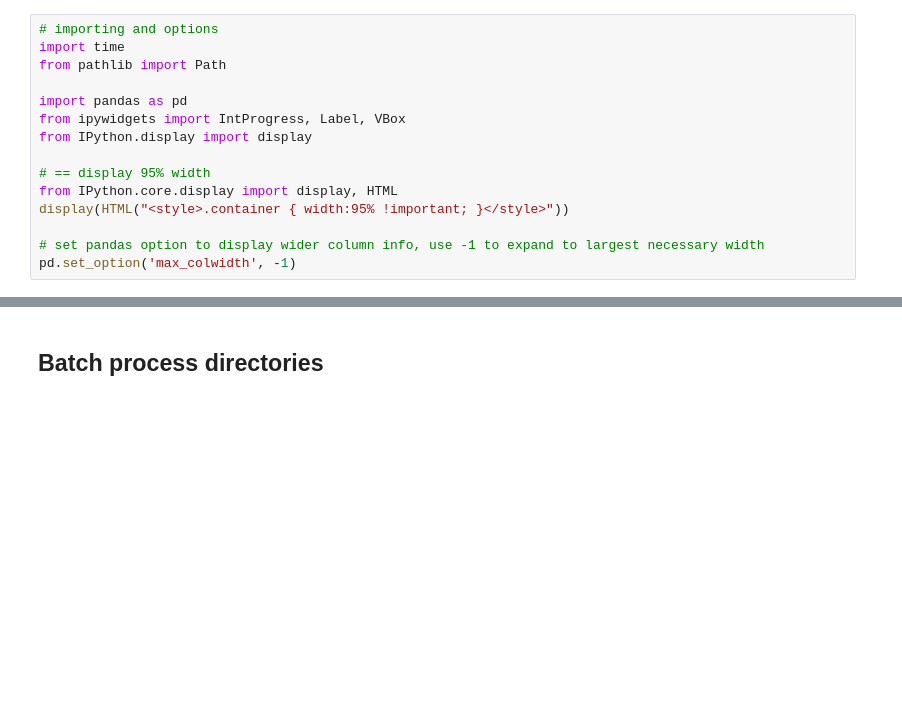
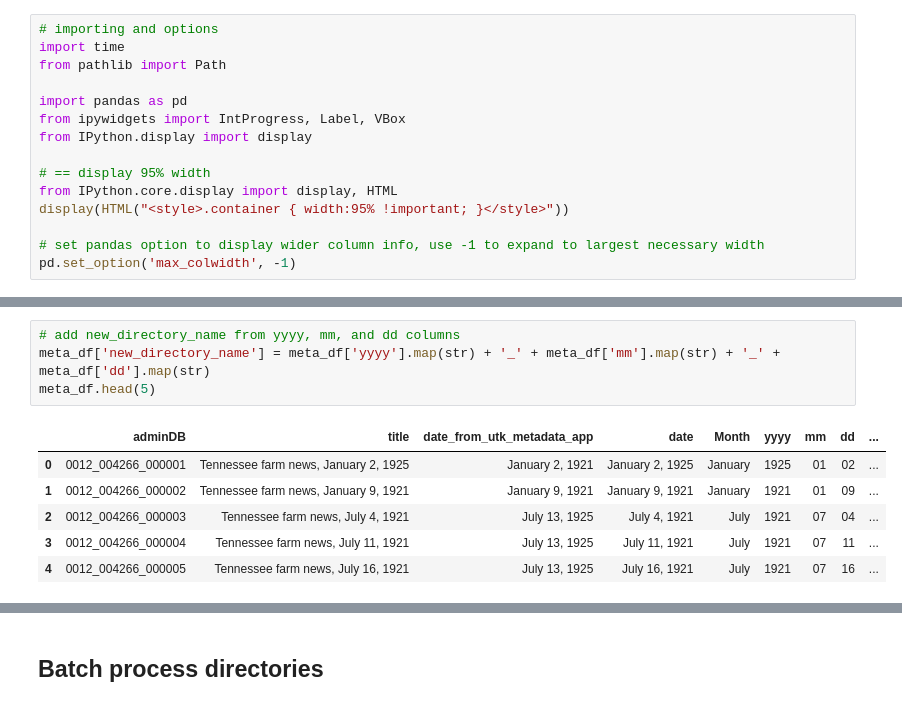
Before and after one commit to jeremydmoore/utk_ProjectCeres, a Jupyter notebook: agrtfn_crl_deliverables.ipynb, the cells around one changed output, grey strips where cells are left out. Cells and saved outputs as stored; diff of their text form; blank space fills up the shorter version.

```diff
--- a/agrtfn_crl_deliverables.ipynb
+++ b/agrtfn_crl_deliverables.ipynb
@@ -21,0 +152,11 @@ pd.set_option('max_colwidth', -1)
+# %%
+# add new_directory_name from yyyy, mm, and dd columns
+meta_df['new_directory_name'] = meta_df['yyyy'].map(str) + '_' + meta_df['mm'].map(str) + '_' + meta_df['dd'].map(str)
+meta_df.head(5)
+# %% [output]
+|  | adminDB | title | date_from_utk_metadata_app | date | Month | yyyy | mm | dd | ... |
+| 0 | 0012_004266_000001 | Tennessee farm news, January 2, 1925 | January 2, 1921 | January 2, 1925 | January | 1925 | 01 | 02 | ... |
+| 1 | 0012_004266_000002 | Tennessee farm news, January 9, 1921 | January 9, 1921 | January 9, 1921 | January | 1921 | 01 | 09 | ... |
+| 2 | 0012_004266_000003 | Tennessee farm news, July 4, 1921 | July 13, 1925 | July 4, 1921 | July | 1921 | 07 | 04 | ... |
+| 3 | 0012_004266_000004 | Tennessee farm news, July 11, 1921 | July 13, 1925 | July 11, 1921 | July | 1921 | 07 | 11 | ... |
+| 4 | 0012_004266_000005 | Tennessee farm news, July 16, 1921 | July 13, 1925 | July 16, 1921 | July | 1921 | 07 | 16 | ... |
```
Also changed, not shown: parts of 33 cells of this notebook, 5 other files.
